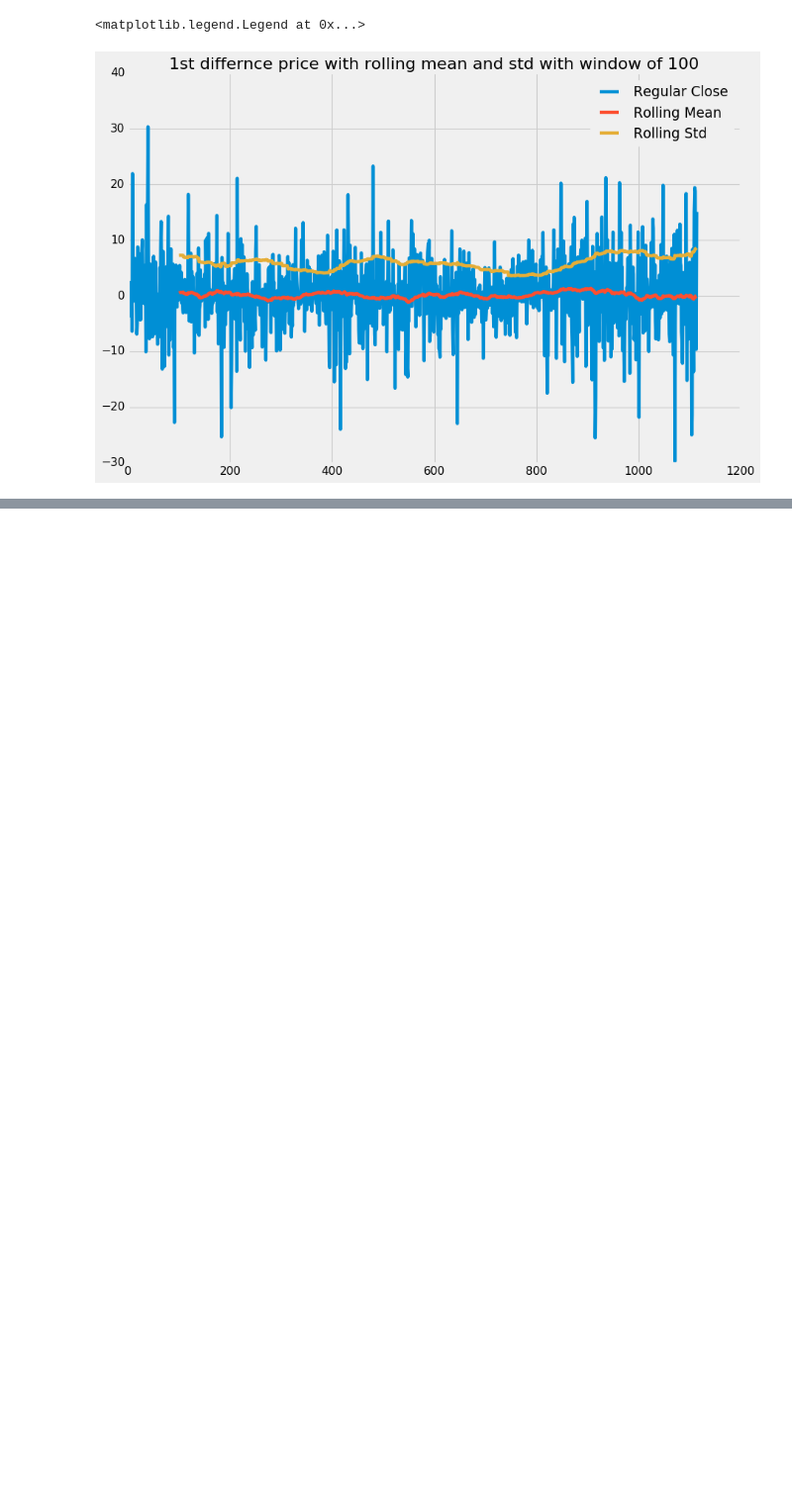
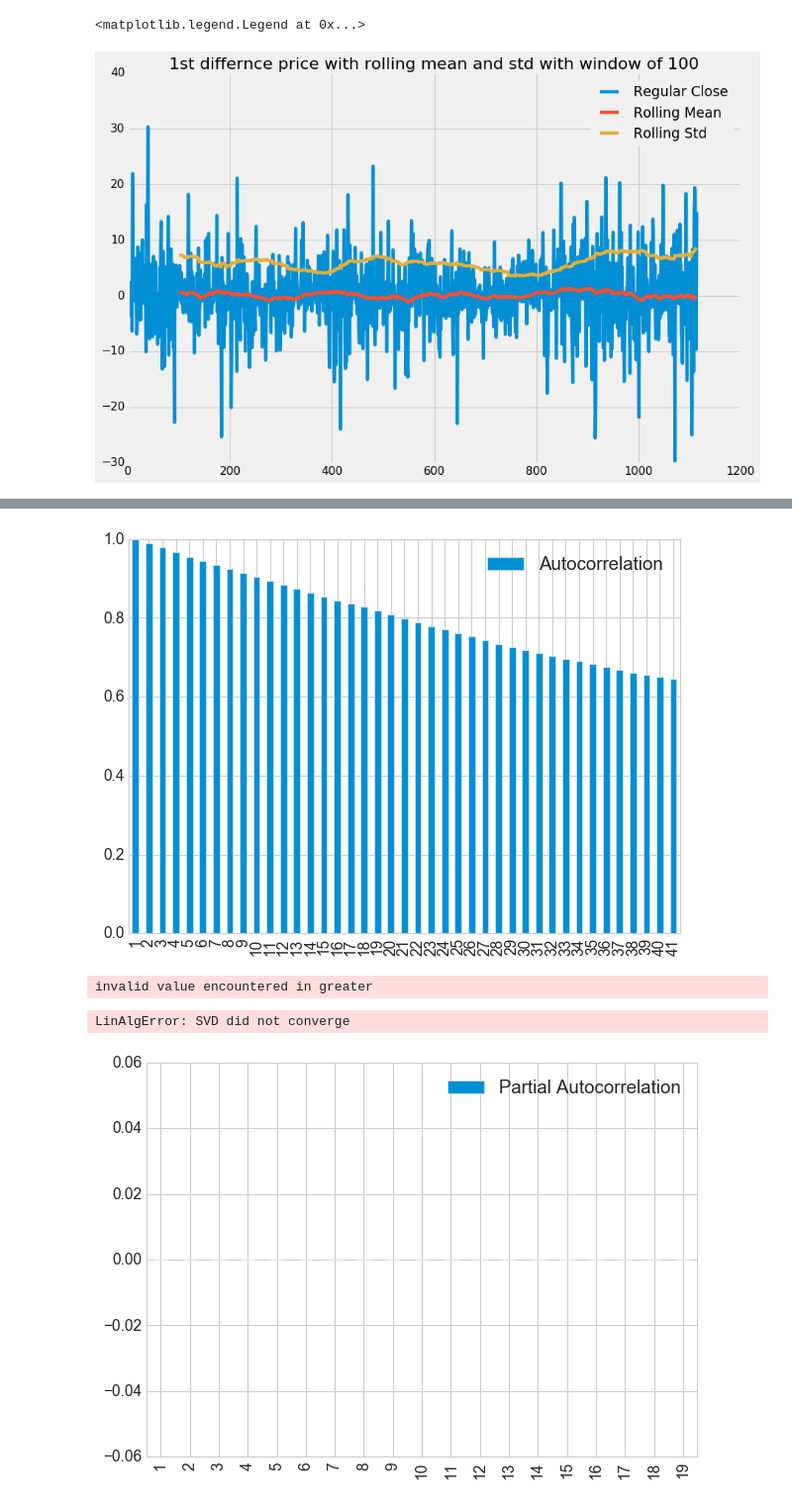
Before and after one commit to chughbhavya/Data-Science-with-Python, a Jupyter notebook: project.ipynb, the cells around one changed output, grey strips where cells are left out. Shown at 99% size. Drawn from its saved outputs; the diff is of its cells as text; code cells hidden in the pictures; blank space fills up the shorter version.

```diff
--- a/project.ipynb
+++ b/project.ipynb
@@ -315,0 +397,19 @@ plt.legend()
+# %%
+test_df = pd.DataFrame([acf_1]).T
+test_df.columns = ['Autocorrelation']
+test_df.index += 1
+test_df.plot(kind='bar')
+pacf_1 =  pacf(lnprice)[1:20]
+plt.plot(pacf_1)
+plt.show()
+test_df = pd.DataFrame([pacf_1]).T
+test_df.columns = ['Partial Autocorrelation']
+test_df.index += 1
+test_df.plot(kind='bar')
+result = ts.adfuller(lnprice, 1)
+result
+# %% [output]
+[figure, added]
+invalid value encountered in greater
+LinAlgError: SVD did not converge
+[figure, added]
```
Also changed, not shown: parts of 10 cells of this notebook.
